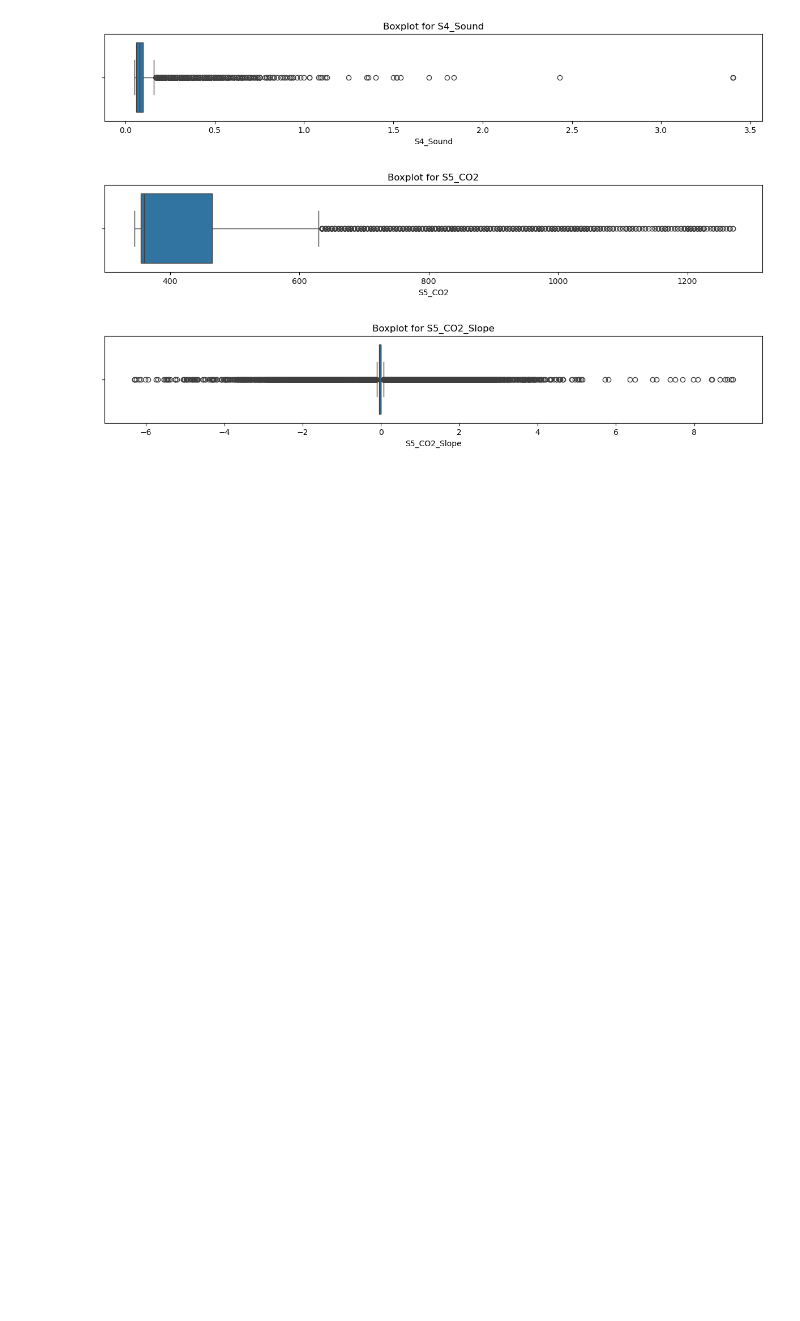
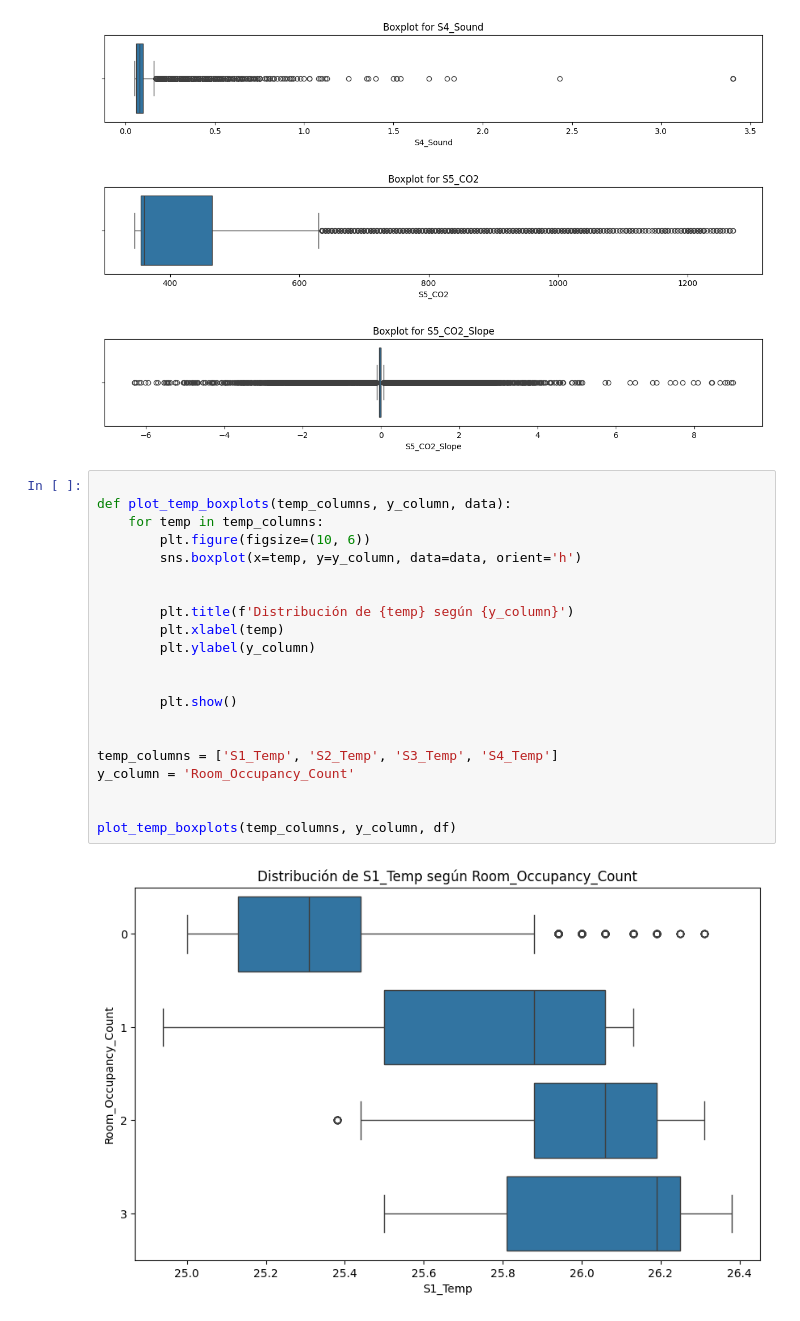
Before and after one commit to Cardan123/mlops_project, a Jupyter notebook: notebooks/eda.ipynb, the cells around one changed output. Saved outputs shown, nothing was run; the diff lists cells and outputs as text; blank space fills up the shorter version.

```diff
--- a/notebooks/eda.ipynb
+++ b/notebooks/eda.ipynb
@@ -221,3 +247,26 @@ for i in num_cols:
 [figure]
 [figure]
 [figure]
+# %%
+
+def plot_temp_boxplots(temp_columns, y_column, data):
+    for temp in temp_columns:
+        plt.figure(figsize=(10, 6))
+        sns.boxplot(x=temp, y=y_column, data=data, orient='h')
+
+
+        plt.title(f'Distribución de {temp} según {y_column}')
+        plt.xlabel(temp)
+        plt.ylabel(y_column)
+
+
+        plt.show()
+
+
+temp_columns = ['S1_Temp', 'S2_Temp', 'S3_Temp', 'S4_Temp']
+y_column = 'Room_Occupancy_Count'
+
+
+plot_temp_boxplots(temp_columns, y_column, df)
+# %% [output]
+[figure, added]
```
Also changed, not shown: parts of 7 cells of this notebook.
